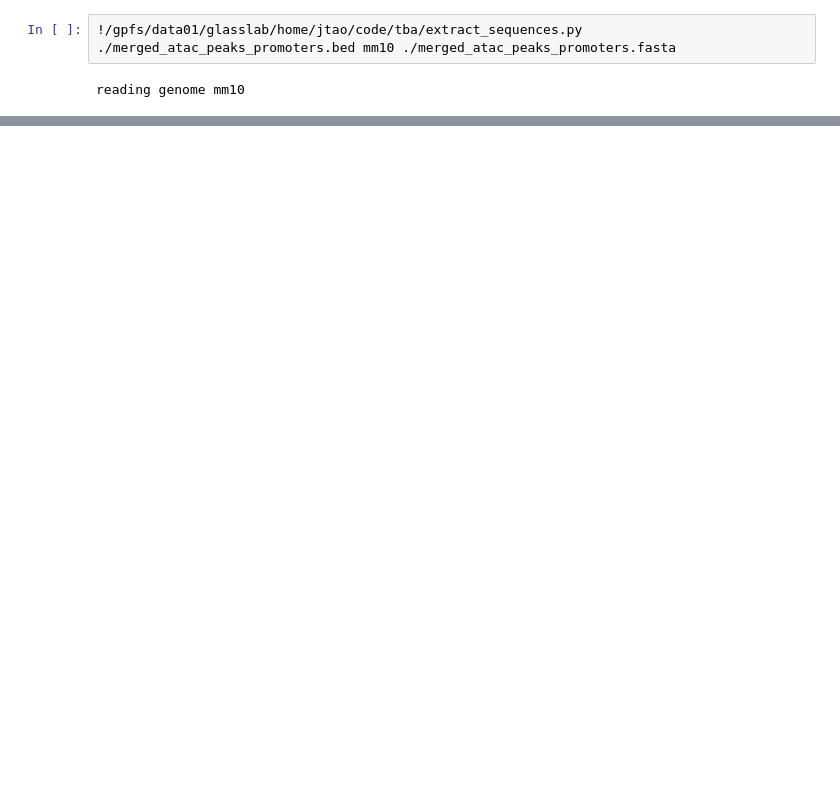
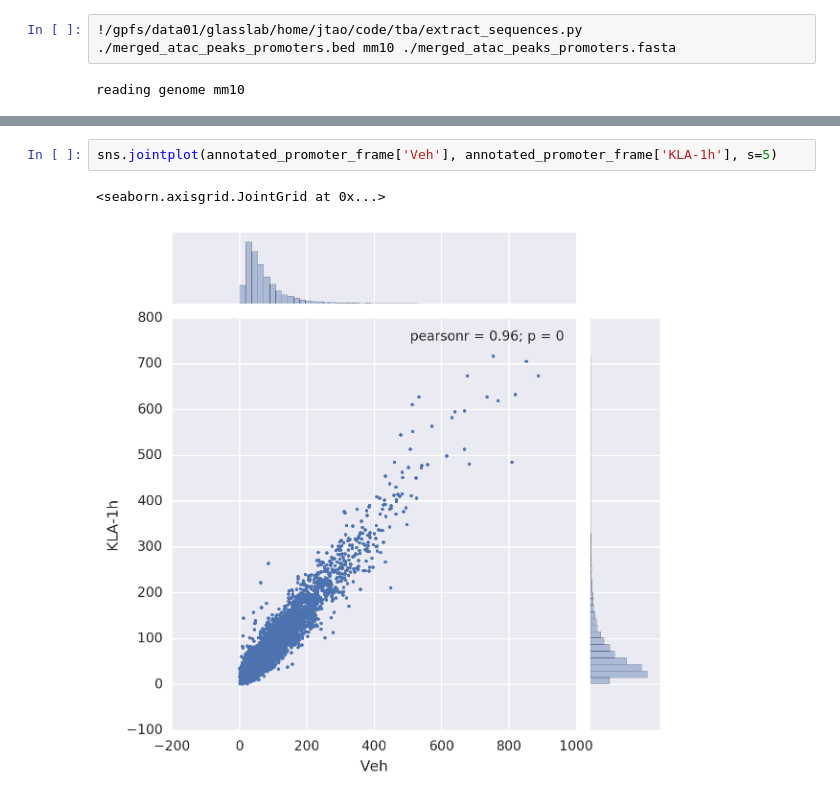
Before and after one commit to jenhantao/ipython-notebooks, a Jupyter notebook: Signals Analysis.ipynb, the cells around one changed output, grey strips where cells are left out. Saved outputs shown, nothing was run; the diff lists cells and outputs as text; blank space fills up the shorter version.

```diff
--- a/Signals Analysis.ipynb
+++ b/Signals Analysis.ipynb
@@ -137,0 +349,5 @@ total time 626.3845410346985
+# %%
+sns.jointplot(annotated_promoter_frame['Veh'], annotated_promoter_frame['KLA-1h'], s=5)
+# %% [output]
+<seaborn.axisgrid.JointGrid at 0x...>
+[figure, added]
```
Also changed, not shown: parts of 36 cells of this notebook.
